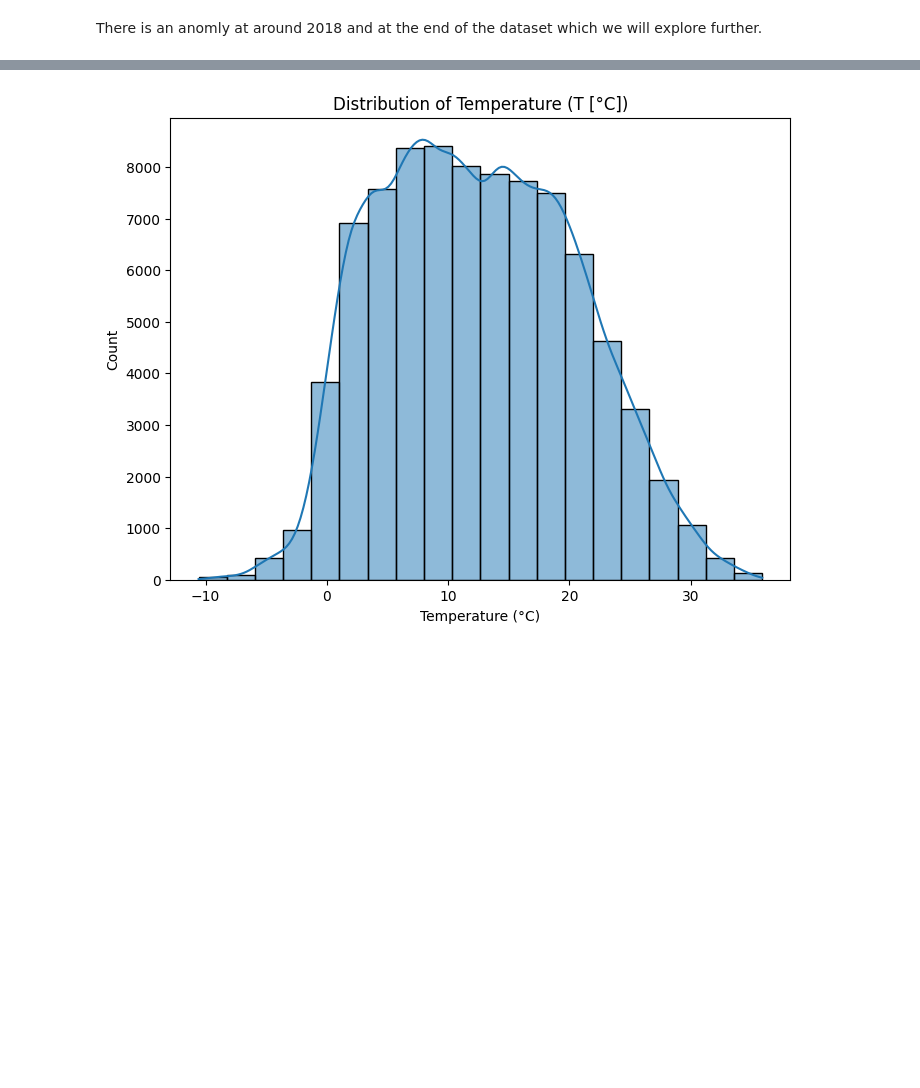
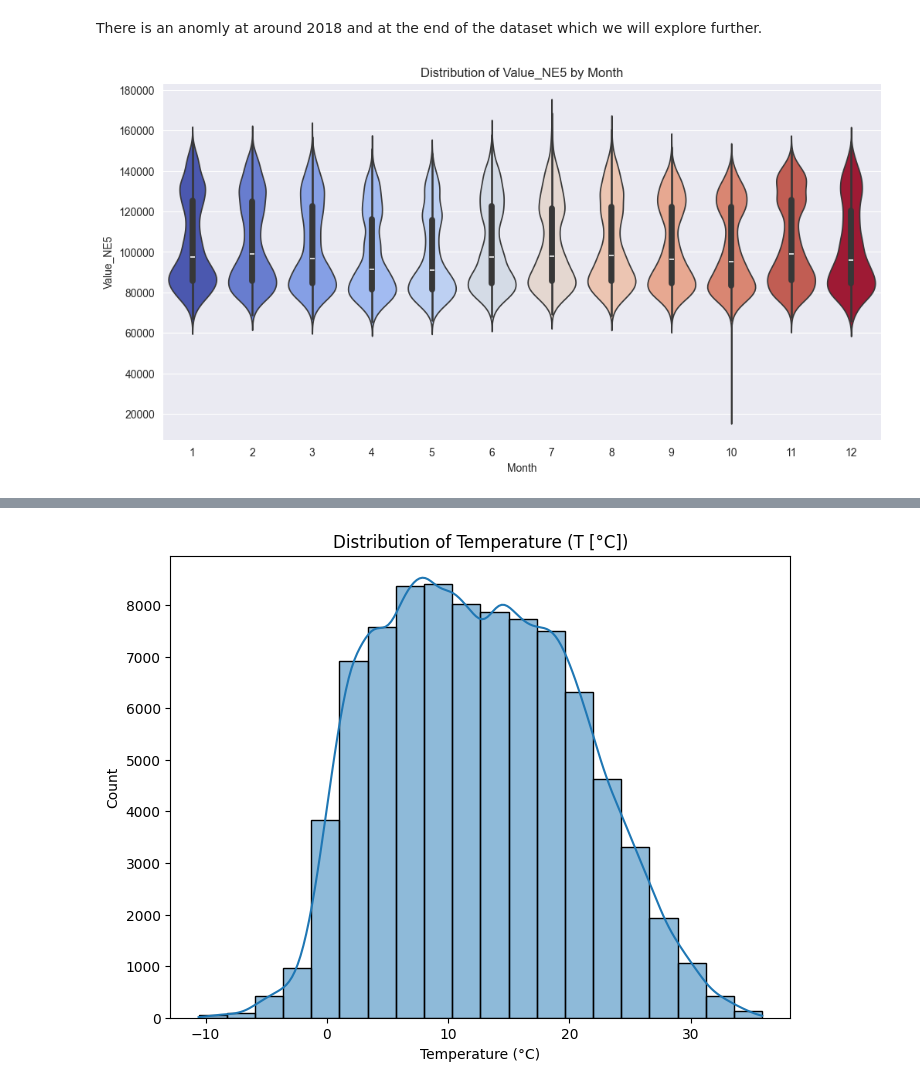
Before and after one commit to d-sbrgr/DSPRO1-power-prediction, a Jupyter notebook: data_exploration/data_exploration.ipynb, the cells around one changed output, grey strips where cells are left out. Saved outputs shown, nothing was run; the diff lists cells and outputs as text; code cells hidden in the pictures; blank space fills up the shorter version.

Commit message:
Further data exploration into powerusage distribution by month and Corona Pandemic

```diff
--- a/data_exploration/data_exploration.ipynb
+++ b/data_exploration/data_exploration.ipynb
@@ -80,0 +84,10 @@ There is an anomly at around 2018 and at the end of the dataset which we will ex
+# %%
+# Violin plot for distribution Value_NE5 by month
+plt.figure(figsize=(12, 6))
+sns.violinplot(x='month', y='Value_NE5', data=df, hue='month', palette="coolwarm", dodge=False, legend=False)
+plt.title('Distribution of Value_NE5 by Month')
+plt.xlabel('Month')
+plt.ylabel('Value_NE5')
+plt.show()
+# %% [output]
+[figure, added]
```
Also changed, not shown: parts of 16 cells of this notebook.
